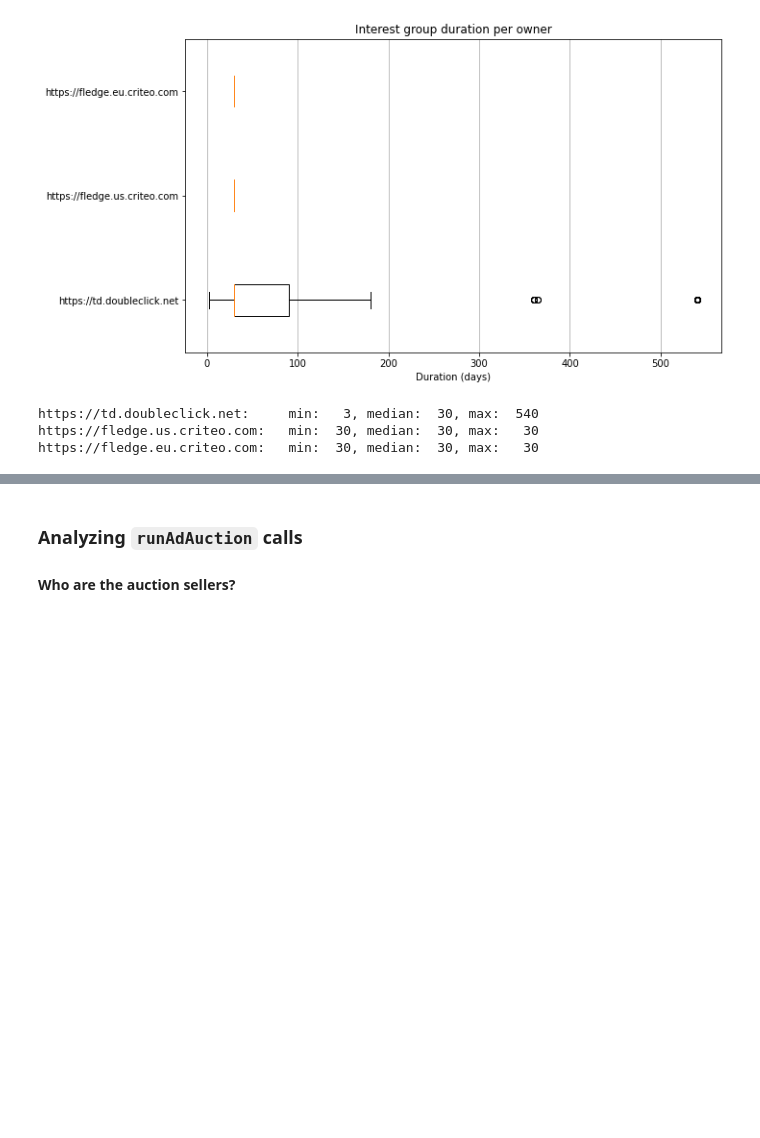
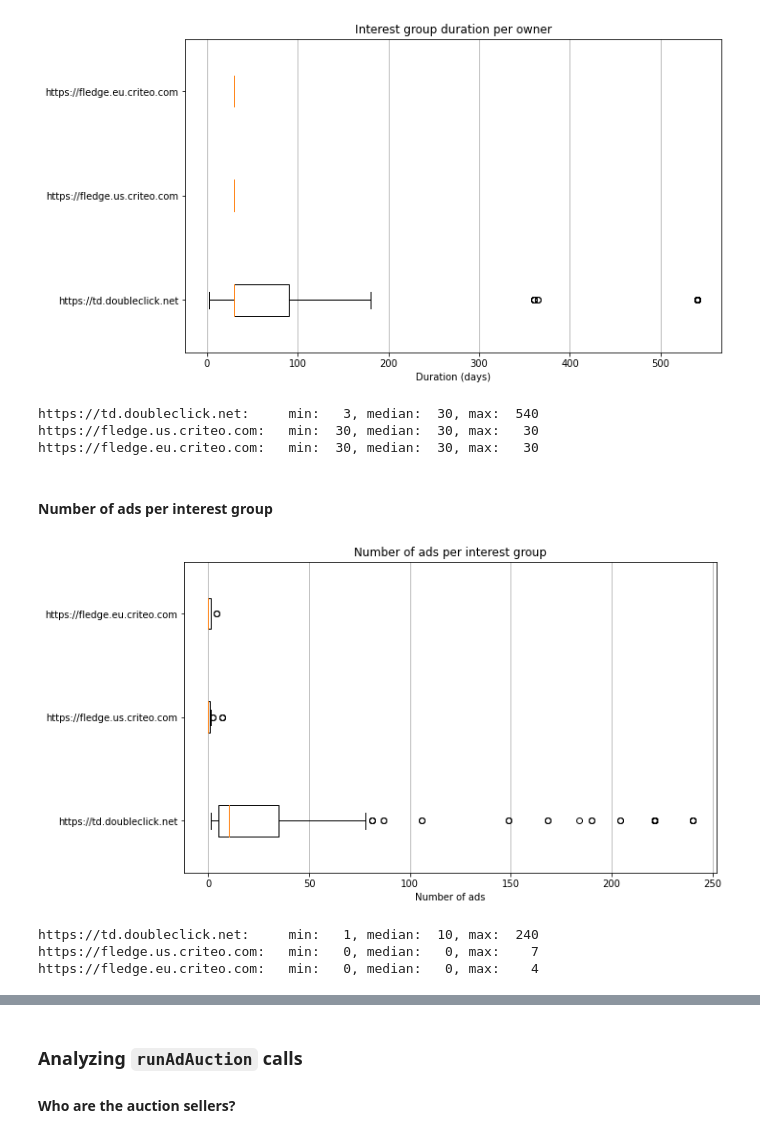
Before and after one commit to MichielP1807/tracker-radar-collector, a Jupyter notebook: post-processing/analysis.ipynb, the cells around one changed output, grey strips where cells are left out. Cells and saved outputs as stored; diff of their text form; code cells hidden in the pictures; blank space fills up the shorter version.

Commit message:
Analyze number of ads per interest group

```diff
--- a/post-processing/analysis.ipynb
+++ b/post-processing/analysis.ipynb
@@ -169,28 +175,34 @@ for owner in distinct_owners:
 #### Durations/lifetime of interest groups
 According to the [documentation](https://developer.chrome.com/docs/privacy-sandbox/protected-audience-api/interest-groups/#example-usage), the duration of interest groups is capped at 30 days (2592000 seconds).
 # %%
+def igBoxplot(getNumber, title, xlabel):
+    values_per_owner = [[getNumber(call) for call in calls] for calls in join_calls_per_owner.values()]
+    fig, ax = plt.subplots(1, 1, figsize=(10,6))
+    bp = ax.boxplot(values_per_owner, vert=False)
+    owners = join_calls_per_owner.keys()
+    ax.set_yticks([y + 1 for y in range(len(owners))], labels=owners)
+    ax.set_title(title)
+    ax.set_xlabel(xlabel)
+    ax.xaxis.grid(True)
+
+    plt.show()
+
+    for owner, values in zip(owners, values_per_owner):
+        print("%s:\tmin: %3d, median: %3d, max: %4d" % (owner, min(values), np.median(values), max(values)))
+
 seconds_to_days = 1 / (60 * 60 * 24)
-durations_per_owner = dict()
-for call in saved_calls_sorted_by_type["Navigator.joinAdInterestGroup"]:
-    owner = call["arguments"]["0"]["owner"]
-    if owner not in durations_per_owner:
-        durations_per_owner[owner] = []
-    durations_per_owner[owner].append(call["arguments"]["1"] * seconds_to_days)
-
-fig, ax = plt.subplots(1, 1, figsize=(10,6))
-bp = ax.boxplot(durations_per_owner.values(), vert=False)
-owners = durations_per_owner.keys()
-ax.set_yticks([y + 1 for y in range(len(owners))], labels=owners)
-ax.set_title("Interest group duration per owner")
-ax.set_xlabel("Duration (days)")
-ax.xaxis.grid(True)
-
-plt.show()
-
-for owner, durations in durations_per_owner.items():
-    print("%s:\tmin: %3d, median: %3d, max: %4d" % (owner, min(durations), np.median(durations), max(durations)))
+igBoxplot(lambda call: call["arguments"]["1"] * seconds_to_days, "Interest group duration per owner", "Duration (days)")
 # %% [output]
 [figure]
 https://td.doubleclick.net:     min:   3, median:  30, max:  540
 https://fledge.us.criteo.com:   min:  30, median:  30, max:   30
 https://fledge.eu.criteo.com:   min:  30, median:  30, max:   30
+# %% [markdown]
+#### Number of ads per interest group
+# %%
+igBoxplot(lambda call: len(call["arguments"]["0"].get("ads", [])), "Number of ads per interest group", "Number of ads")
+# %% [output]
+[figure, added]
+https://td.doubleclick.net:     min:   1, median:  10, max:  240
+https://fledge.us.criteo.com:   min:   0, median:   0, max:    7
+https://fledge.eu.criteo.com:   min:   0, median:   0, max:    4
```
Also changed, not shown: parts of 4 cells of this notebook.
